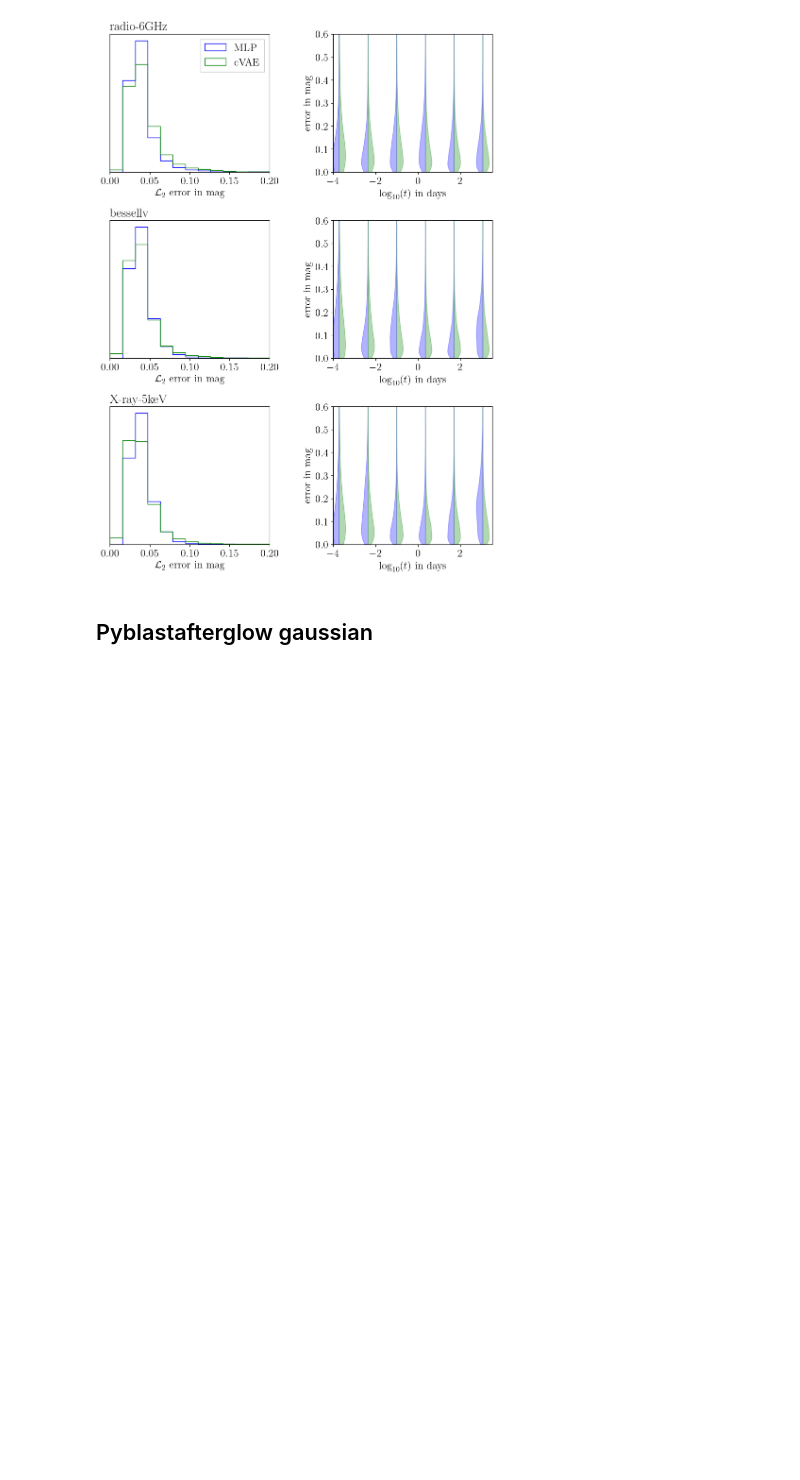
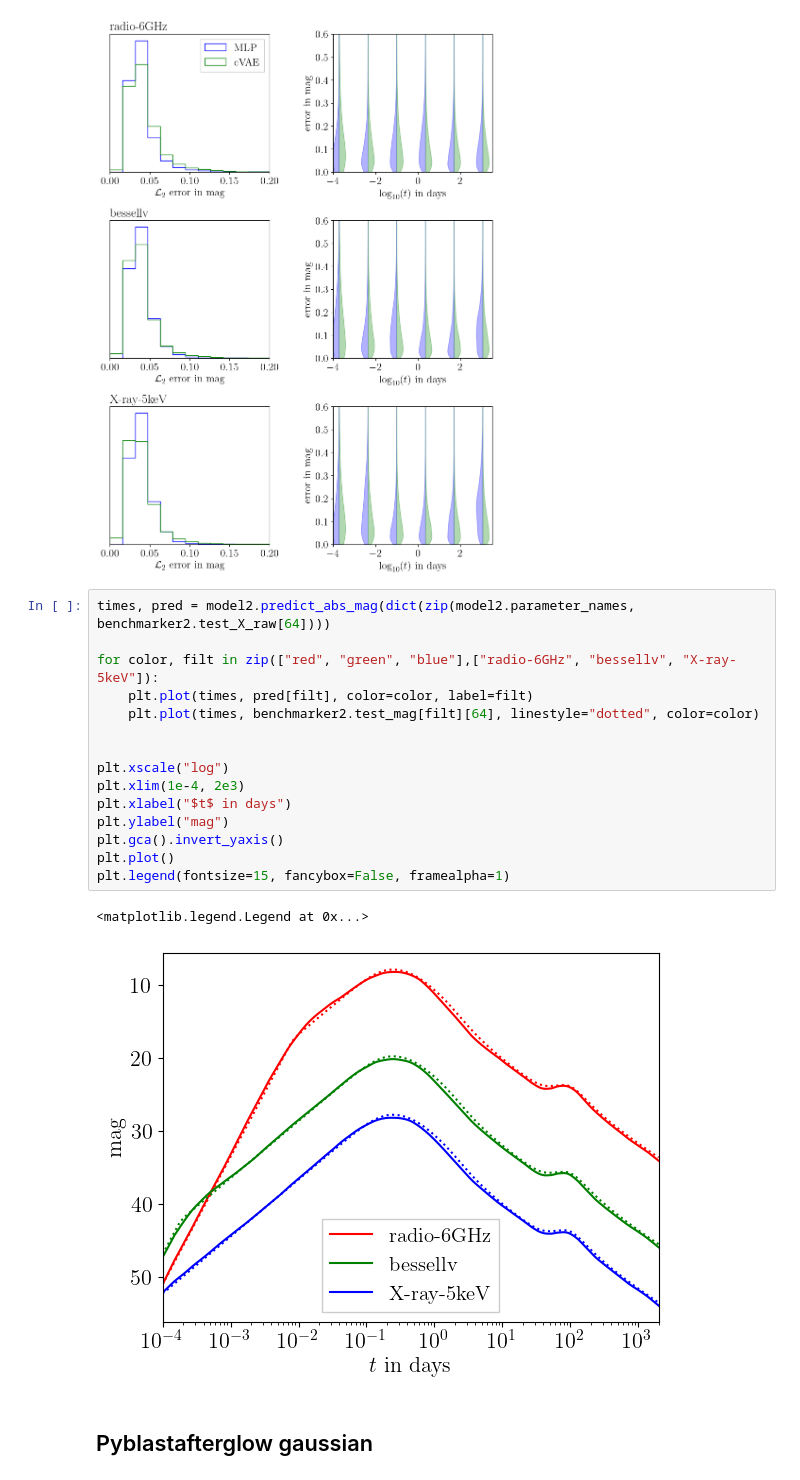
Before and after one commit to nuclear-multimessenger-astronomy/paper_fiesta, a Jupyter notebook: src/paper_fiesta/benchmarking/benchmark_plots.ipynb, the cells around one changed output. Saved outputs shown, nothing was run; the diff lists cells and outputs as text; blank space fills up the shorter version.

```diff
--- a/src/paper_fiesta/benchmarking/benchmark_plots.ipynb
+++ b/src/paper_fiesta/benchmarking/benchmark_plots.ipynb
@@ -91,6 +91,24 @@ ax[0,0].legend(fancybox=False, framealpha=1, fontsize = 16)
 fig.savefig("./benchmark_afgpy_gaussian.pdf", dpi =300)
 # %% [output]
 [figure]
+# %%
+times, pred = model2.predict_abs_mag(dict(zip(model2.parameter_names, benchmarker2.test_X_raw[64])))
+
+for color, filt in zip(["red", "green", "blue"],["radio-6GHz", "bessellv", "X-ray-5keV"]):
+    plt.plot(times, pred[filt], color=color, label=filt)
+    plt.plot(times, benchmarker2.test_mag[filt][64], linestyle="dotted", color=color)
+
+
+plt.xscale("log")
+plt.xlim(1e-4, 2e3)
+plt.xlabel("$t$ in days")
+plt.ylabel("mag")
+plt.gca().invert_yaxis()
+plt.plot()
+plt.legend(fontsize=15, fancybox=False, framealpha=1)
+# %% [output]
+<matplotlib.legend.Legend at 0x...>
+[figure, added]
 # %% [markdown]
 ## Pyblastafterglow gaussian
 # %%
```
Also changed, not shown: 12 other files.
